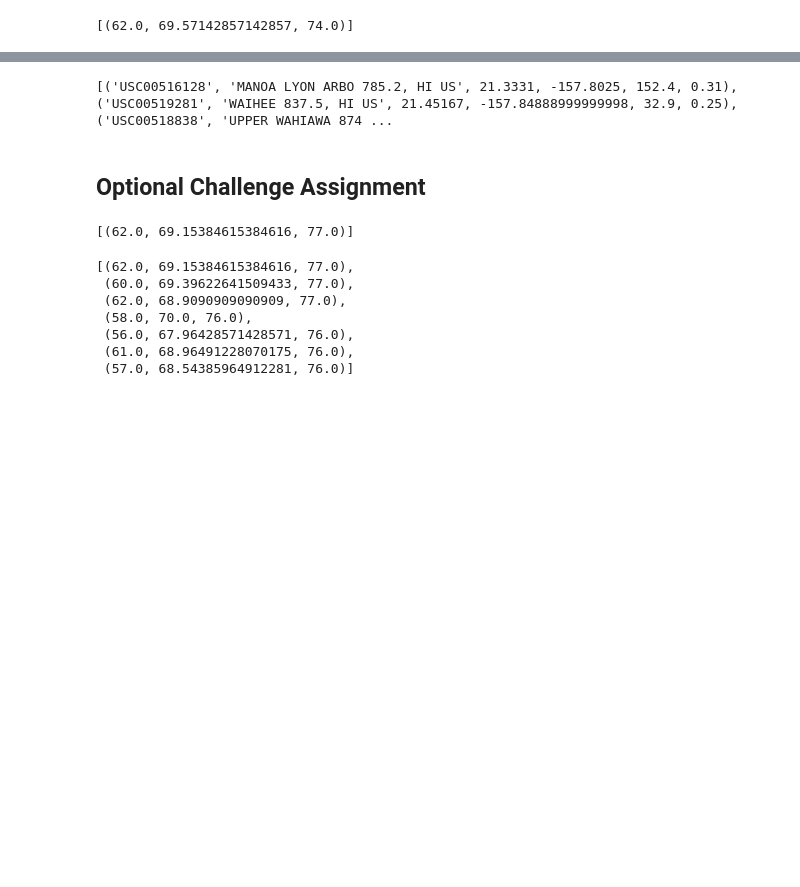
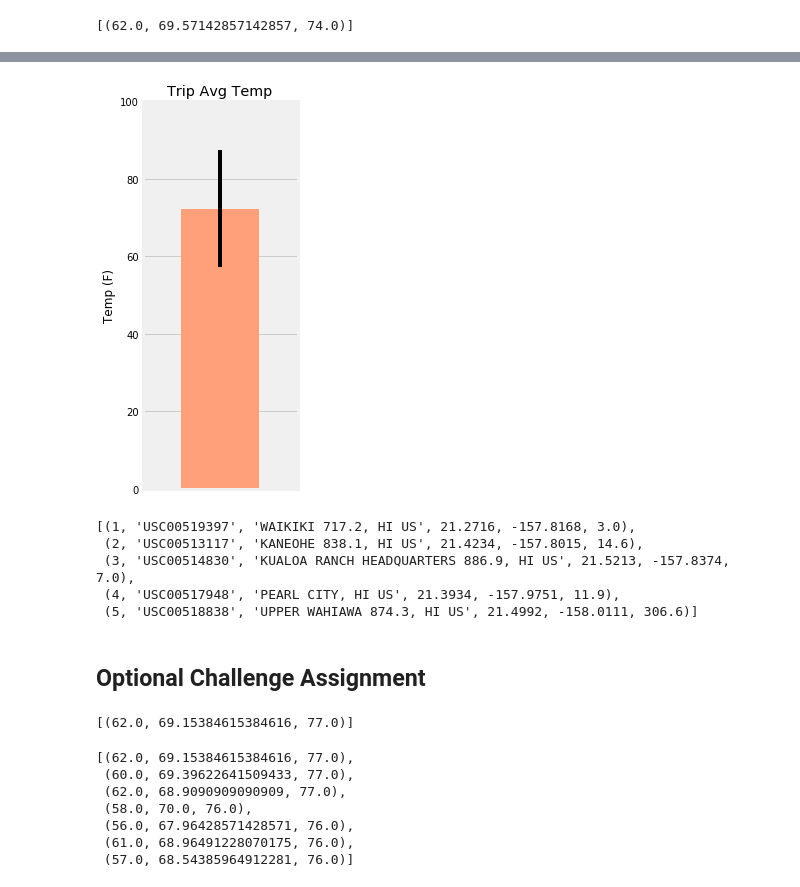
Before and after one commit to Congo-Kid/DataViz-Assignments, a Jupyter notebook: homework8_sqlAlchemy/climate_starter.ipynb, the cells around one changed output, grey strips where cells are left out. Drawn from its saved outputs; the diff is of its cells as text; code cells hidden in the pictures; blank space fills up the shorter version.

```diff
--- a/homework8_sqlAlchemy/climate_starter.ipynb
+++ b/homework8_sqlAlchemy/climate_starter.ipynb
@@ -126,4 +238,24 @@ print(calc_temps('2012-02-28', '2012-03-05'))
 # Use "Trip Avg Temp" as your Title
 # Use the average temperature for the y value
 # Use the peak-to-peak (tmax-tmin) value as the y error bar (yerr)
+temp_min = temp_info[0]
+temp_avg = temp_info[1]
+temp_max = temp_info[2]
+x=0
+y_error_bar = round(temp_max - temp_min,0)
+fig,ax = plt.subplots(figsize=(3,6))
+
+plt.bar(x, temp_avg, width=.25, yerr=.5*(y_error_bar), alpha=.9999, color='lightsalmon')
+
+plt.ylabel('Temp (F)')
+plt.title('Trip Avg Temp')
+plt.ylim(0, 100)
+plt.xlim(-.25,.25)
+ax.set_xticklabels([])
+plt.grid(False, axis="x")
+plt.savefig("Images/trip_avg_temp.png")
+
+# .plot()
+plt.tight_layout()
+plt.show()
 # %% [output]
@@ -132,8 +262,14 @@ print(calc_temps('2012-02-28', '2012-03-05'))
+[figure, added]
 # %%
 # Calculate the rainfall per weather station for your trip dates using the previous year's matching dates.
 # Sort this in descending order by precipitation amount and list the station, name, latitude, longitude, and elevation
+engine.execute('SELECT * FROM station LIMIT 5').fetchall()
 # %% [output]
-[('USC00516128', 'MANOA LYON ARBO 785.2, HI US', 21.3331, -157.8025, 152.4, 0.31), ('USC00519281', 'WAIHEE 837.5, HI US', 21.45167, -157.84888999999998, 32.9, 0.25), ('USC00518838', 'UPPER WAHIAWA 874 ...
+[(1, 'USC00519397', 'WAIKIKI 717.2, HI US', 21.2716, -157.8168, 3.0),
+ (2, 'USC00513117', 'KANEOHE 838.1, HI US', 21.4234, -157.8015, 14.6),
+ (3, 'USC00514830', 'KUALOA RANCH HEADQUARTERS 886.9, HI US', 21.5213, -157.8374, 7.0),
+ (4, 'USC00517948', 'PEARL CITY, HI US', 21.3934, -157.9751, 11.9),
+ (5, 'USC00518838', 'UPPER WAHIAWA 874.3, HI US', 21.4992, -158.0111, 306.6)]
 # %% [markdown]
 ## Optional Challenge Assignment
 # %%
```
Also changed, not shown: parts of 14 cells of this notebook, 3 other files.
